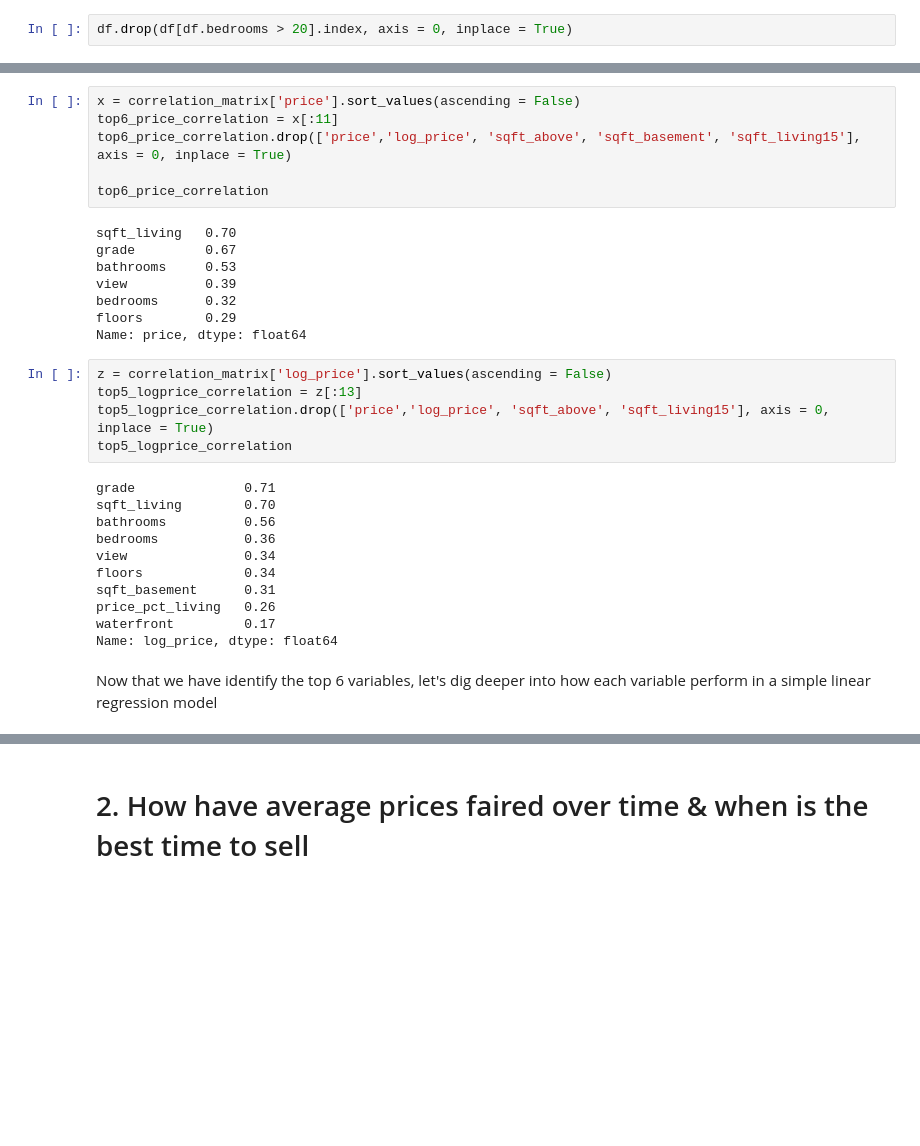
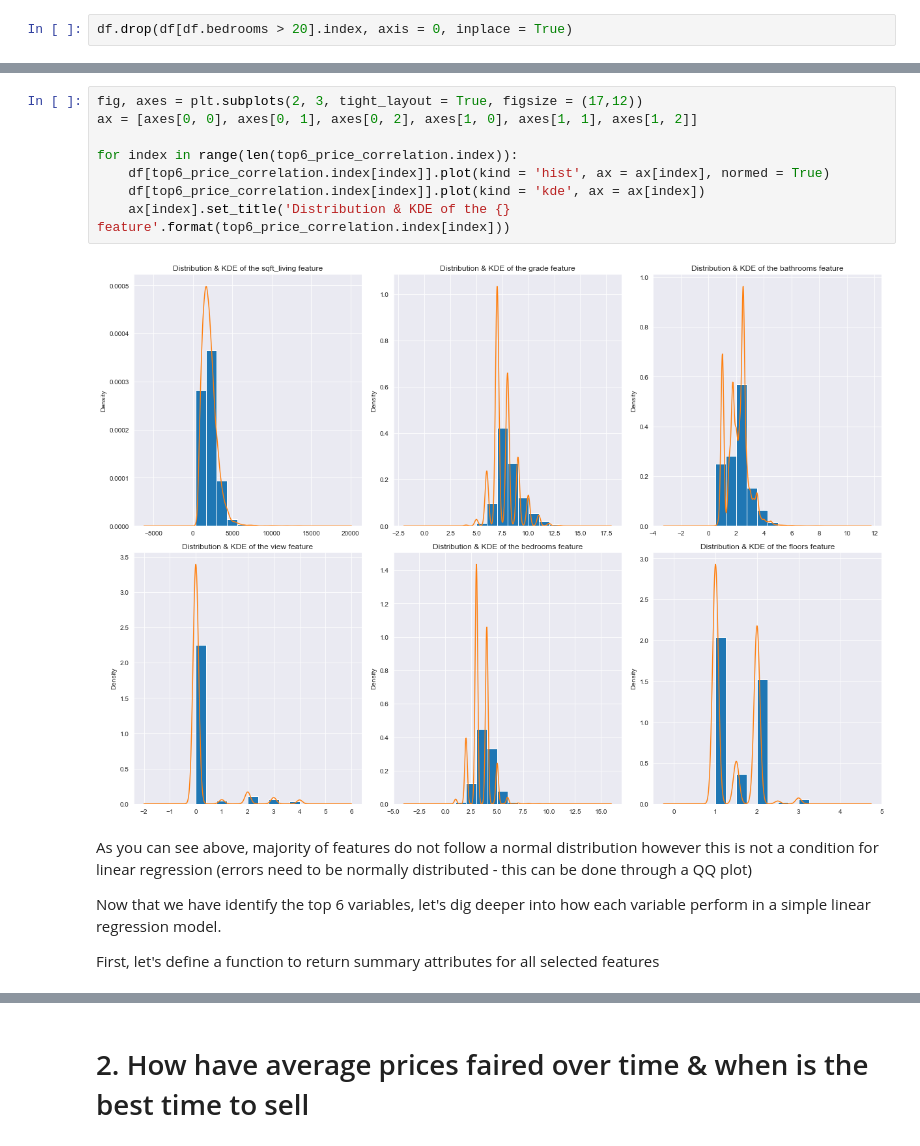
Before and after one commit to Ftan91/Exploratory-Data-Analysis-on-Features-that-Impact-House-Prices-in-Kings-County-Seattle, a Jupyter notebook: Finn2 - Kings County Dataset.ipynb, the cells around one changed output, grey strips where cells are left out. Drawn from its saved outputs; the diff is of its cells as text; blank space fills up the shorter version.

```diff
--- a/Finn2 - Kings County Dataset.ipynb
+++ b/Finn2 - Kings County Dataset.ipynb
@@ -256,32 +253,16 @@ plt.show()
-# %%
-x = correlation_matrix['price'].sort_values(ascending = False)
-top6_price_correlation = x[:11]
-top6_price_correlation.drop(['price','log_price', 'sqft_above', 'sqft_basement', 'sqft_living15'], axis = 0, inplace = True)
-
-top6_price_correlation
-# %% [output]
-sqft_living   0.70
-grade         0.67
-bathrooms     0.53
-view          0.39
-bedrooms      0.32
-floors        0.29
-Name: price, dtype: float64
-# %%
-z = correlation_matrix['log_price'].sort_values(ascending = False)
-top5_logprice_correlation = z[:13]
-top5_logprice_correlation.drop(['price','log_price', 'sqft_above', 'sqft_living15'], axis = 0, inplace = True)
-top5_logprice_correlation
-# %% [output]
-grade              0.71
-sqft_living        0.70
-bathrooms          0.56
-bedrooms           0.36
-view               0.34
-floors             0.34
-sqft_basement      0.31
-price_pct_living   0.26
-waterfront         0.17
-Name: log_price, dtype: float64
+# %%
+fig, axes = plt.subplots(2, 3, tight_layout = True, figsize = (17,12))
+ax = [axes[0, 0], axes[0, 1], axes[0, 2], axes[1, 0], axes[1, 1], axes[1, 2]]
+
+for index in range(len(top6_price_correlation.index)):
+    df[top6_price_correlation.index[index]].plot(kind = 'hist', ax = ax[index], normed = True)
+    df[top6_price_correlation.index[index]].plot(kind = 'kde', ax = ax[index])
+    ax[index].set_title('Distribution & KDE of the {} feature'.format(top6_price_correlation.index[index]))
+# %% [output]
+[figure, added]
 # %% [markdown]
-Now that we have identify the top 6 variables, let's dig deeper into how each variable perform in a simple linear regression model
+As you can see above, majority of features do not follow a normal distribution however this is not a condition for linear regression (errors need to be normally distributed - this can be done through a QQ plot)
+
+Now that we have identify the top 6 variables, let's dig deeper into how each variable perform in a simple linear regression model.
+
+First, let's define a function to return summary attributes for all selected features
```
Also changed, not shown: parts of 62 cells of this notebook.
